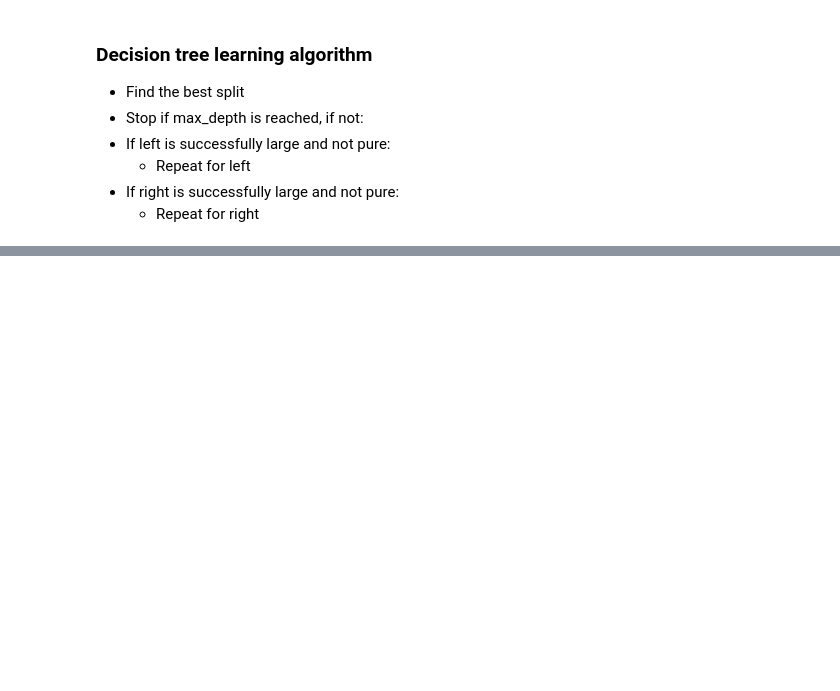
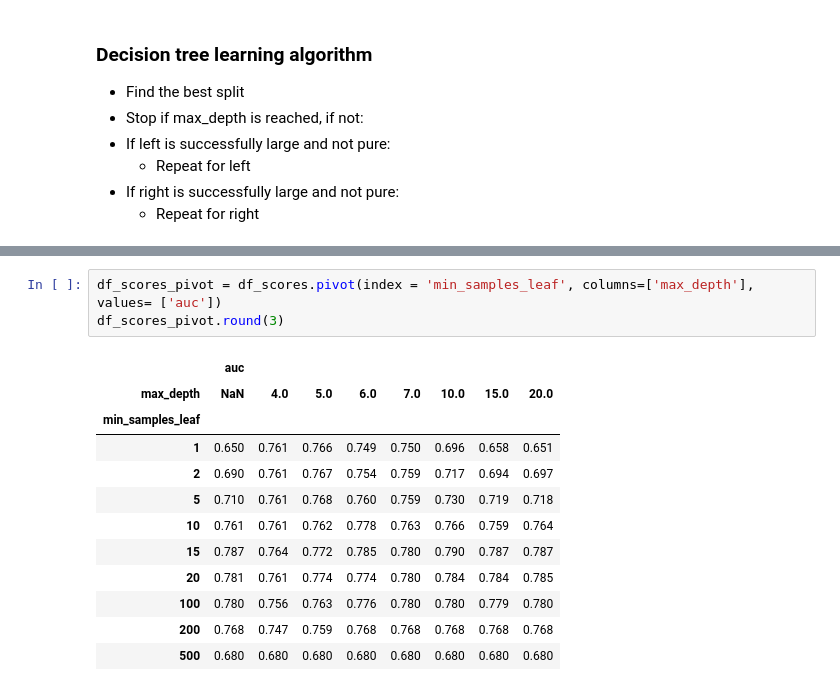
Before and after one commit to 16danielvm/MLZoomCamp_Course_byAlexeygrigorev, a Jupyter notebook: 06_tree/Week6_ Sessions.ipynb, the cells around one changed output, grey strips where cells are left out. Saved outputs shown, nothing was run; the diff lists cells and outputs as text; blank space fills up the shorter version.

```diff
--- a/06_tree/Week6_ Sessions.ipynb
+++ b/06_tree/Week6_ Sessions.ipynb
@@ -473,0 +528,16 @@ Name: status, dtype: float64
+# %%
+df_scores_pivot = df_scores.pivot(index = 'min_samples_leaf', columns=['max_depth'], values= ['auc'])
+df_scores_pivot.round(3)
+# %% [output]
+|  | auc |  |  |  |  |  |  |  |
+| max_depth | NaN | 4.0 | 5.0 | 6.0 | 7.0 | 10.0 | 15.0 | 20.0 |
+| min_samples_leaf |  |  |  |  |  |  |  |  |
+| 1 | 0.650 | 0.761 | 0.766 | 0.749 | 0.750 | 0.696 | 0.658 | 0.651 |
+| 2 | 0.690 | 0.761 | 0.767 | 0.754 | 0.759 | 0.717 | 0.694 | 0.697 |
+| 5 | 0.710 | 0.761 | 0.768 | 0.760 | 0.759 | 0.730 | 0.719 | 0.718 |
+| 10 | 0.761 | 0.761 | 0.762 | 0.778 | 0.763 | 0.766 | 0.759 | 0.764 |
+| 15 | 0.787 | 0.764 | 0.772 | 0.785 | 0.780 | 0.790 | 0.787 | 0.787 |
+| 20 | 0.781 | 0.761 | 0.774 | 0.774 | 0.780 | 0.784 | 0.784 | 0.785 |
+| 100 | 0.780 | 0.756 | 0.763 | 0.776 | 0.780 | 0.780 | 0.779 | 0.780 |
+| 200 | 0.768 | 0.747 | 0.759 | 0.768 | 0.768 | 0.768 | 0.768 | 0.768 |
+| 500 | 0.680 | 0.680 | 0.680 | 0.680 | 0.680 | 0.680 | 0.680 | 0.680 |
```
Also changed, not shown: parts of 8 cells of this notebook.
